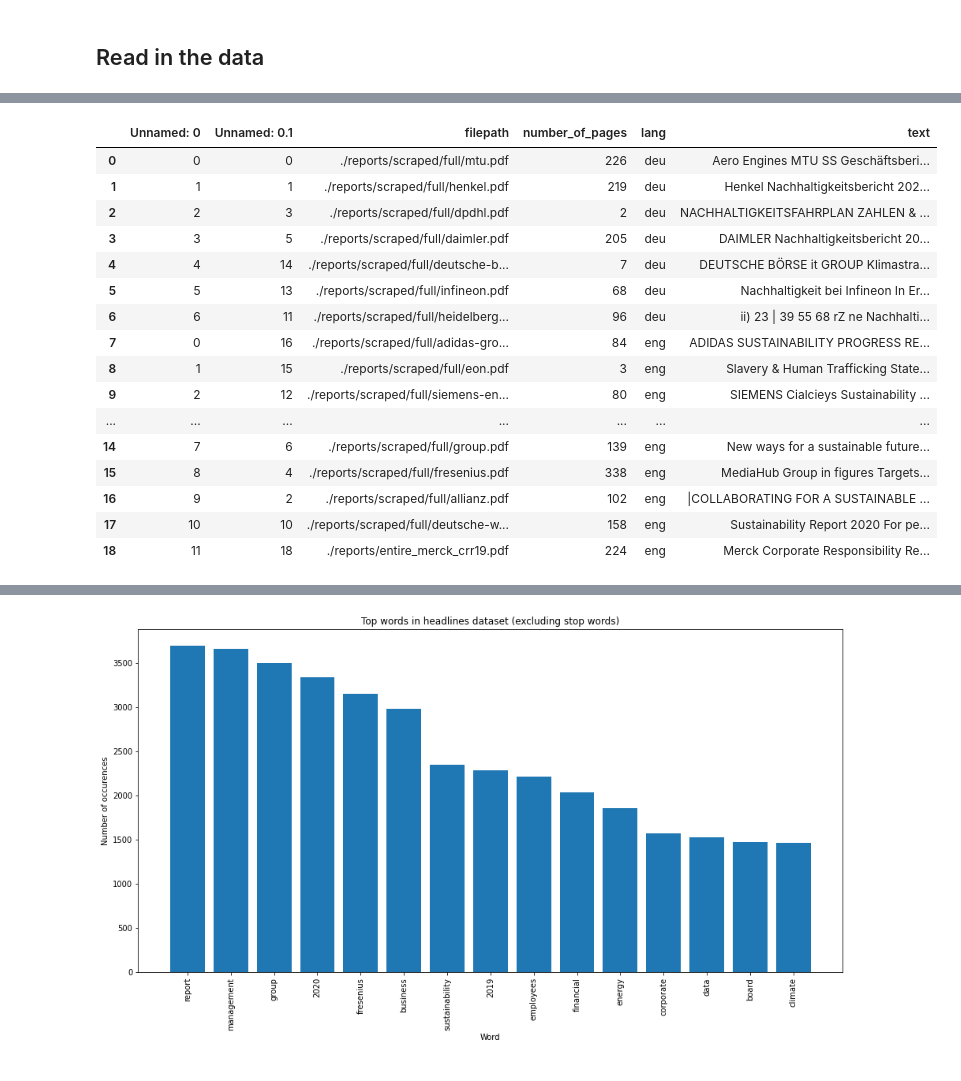
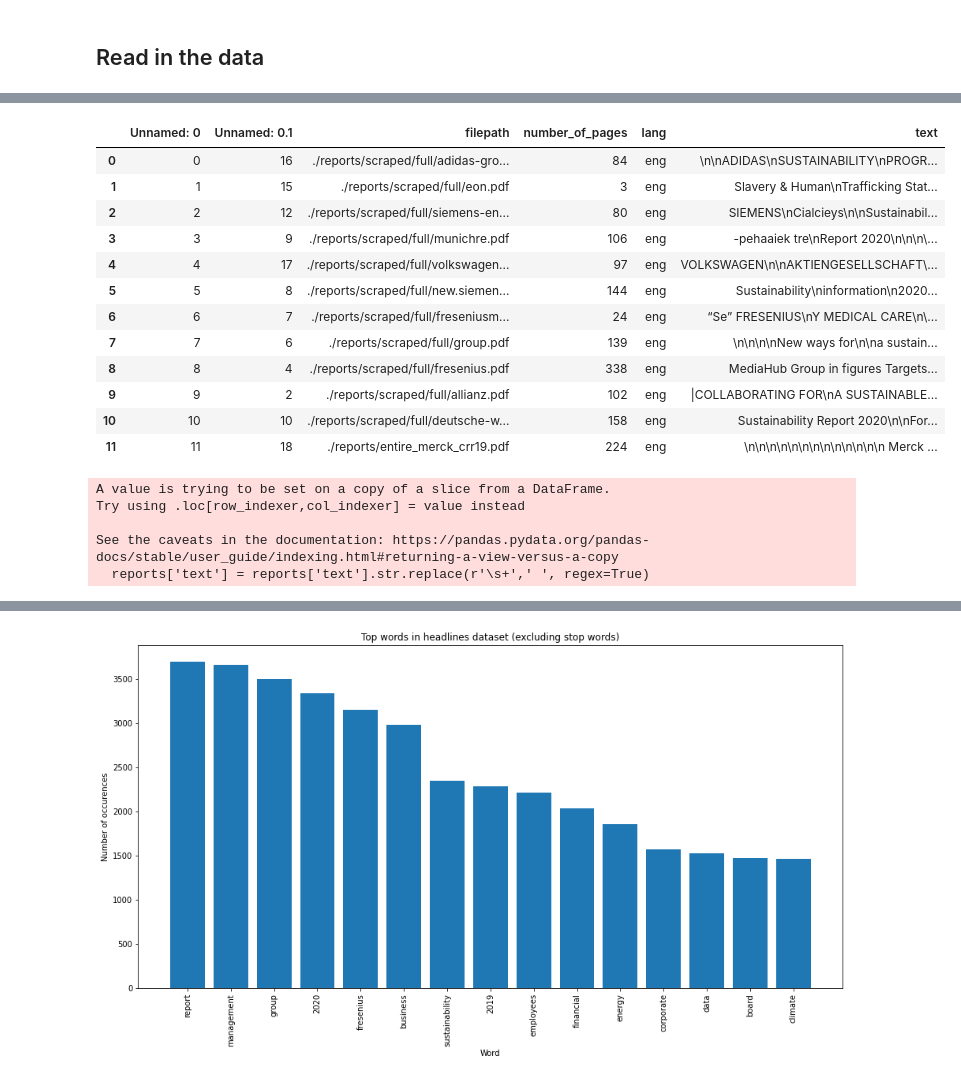
Before and after one commit to FieteO/fuehrung_und_nachhaltigkeit, a Jupyter notebook: lda.ipynb, the cells around one changed output, grey strips where cells are left out. Cells and saved outputs as stored; diff of their text form; code cells hidden in the pictures.

```diff
--- a/lda.ipynb
+++ b/lda.ipynb
@@ -34,22 +60,28 @@ from sklearn.decomposition import TruncatedSVD
+# %%
+# exclude german texts
+reports = reports[reports['lang'] == 'eng']
+reports.reset_index(drop=True, inplace=True)
+reports
+# %% [output]
+|  | Unnamed: 0 | Unnamed: 0.1 | filepath | number_of_pages | lang | text |
+| 0 | 0 | 16 | ./reports/scraped/full/adidas-gro... | 84 | eng | \n\nADIDAS\nSUSTAINABILITY\nPROGR... |
+| 1 | 1 | 15 | ./reports/scraped/full/eon.pdf | 3 | eng | Slavery & Human\nTrafficking Stat... |
+| 2 | 2 | 12 | ./reports/scraped/full/siemens-en... | 80 | eng | SIEMENS\nCialcieys\n\nSustainabil... |
+| 3 | 3 | 9 | ./reports/scraped/full/munichre.pdf | 106 | eng | -pehaaiek tre\nReport 2020\n\n\n\... |
+| 4 | 4 | 17 | ./reports/scraped/full/volkswagen... | 97 | eng | VOLKSWAGEN\n\nAKTIENGESELLSCHAFT\... |
+| 5 | 5 | 8 | ./reports/scraped/full/new.siemen... | 144 | eng | Sustainability\ninformation\n2020... |
+| 6 | 6 | 7 | ./reports/scraped/full/freseniusm... | 24 | eng | “Se” FRESENIUS\nY MEDICAL CARE\n\... |
+| 7 | 7 | 6 | ./reports/scraped/full/group.pdf | 139 | eng | \n\n\n\nNew ways for\n\na sustain... |
+| 8 | 8 | 4 | ./reports/scraped/full/fresenius.pdf | 338 | eng | MediaHub Group in figures Targets... |
+| 9 | 9 | 2 | ./reports/scraped/full/allianz.pdf | 102 | eng | |COLLABORATING FOR\nA SUSTAINABLE... |
+| 10 | 10 | 10 | ./reports/scraped/full/deutsche-w... | 158 | eng | Sustainability Report 2020\n\nFor... |
+| 11 | 11 | 18 | ./reports/entire_merck_crr19.pdf | 224 | eng | \n\n\n\n\n\n\n\n\n\n\n\n\n Merck ... |
 # %%
-reports = pd.read_csv('reports_joined.csv')
+# remove linebreaks
 reports['text'] = reports['text'].str.replace(r'\s+',' ', regex=True)
-reports
 # %% [output]
-|  | Unnamed: 0 | Unnamed: 0.1 | filepath | number_of_pages | lang | text |
-| 0 | 0 | 0 | ./reports/scraped/full/mtu.pdf | 226 | deu | Aero Engines MTU SS Geschäftsberi... |
-| 1 | 1 | 1 | ./reports/scraped/full/henkel.pdf | 219 | deu | Henkel Nachhaltigkeitsbericht 202... |
-| 2 | 2 | 3 | ./reports/scraped/full/dpdhl.pdf | 2 | deu | NACHHALTIGKEITSFAHRPLAN ZAHLEN & ... |
-| 3 | 3 | 5 | ./reports/scraped/full/daimler.pdf | 205 | deu | DAIMLER Nachhaltigkeitsbericht 20... |
-| 4 | 4 | 14 | ./reports/scraped/full/deutsche-b... | 7 | deu | DEUTSCHE BÖRSE it GROUP Klimastra... |
-| 5 | 5 | 13 | ./reports/scraped/full/infineon.pdf | 68 | deu | Nachhaltigkeit bei Infineon In Er... |
-| 6 | 6 | 11 | ./reports/scraped/full/heidelberg... | 96 | deu | ii) 23 | 39 55 68 rZ ne Nachhalti... |
-| 7 | 0 | 16 | ./reports/scraped/full/adidas-gro... | 84 | eng | ADIDAS SUSTAINABILITY PROGRESS RE... |
-| 8 | 1 | 15 | ./reports/scraped/full/eon.pdf | 3 | eng | Slavery & Human Trafficking State... |
-| 9 | 2 | 12 | ./reports/scraped/full/siemens-en... | 80 | eng | SIEMENS Cialcieys Sustainability ... |
-| ... | ... | ... | ... | ... | ... | ... |
-| 14 | 7 | 6 | ./reports/scraped/full/group.pdf | 139 | eng | New ways for a sustainable future... |
-| 15 | 8 | 4 | ./reports/scraped/full/fresenius.pdf | 338 | eng | MediaHub Group in figures Targets... |
-| 16 | 9 | 2 | ./reports/scraped/full/allianz.pdf | 102 | eng | |COLLABORATING FOR A SUSTAINABLE ... |
-| 17 | 10 | 10 | ./reports/scraped/full/deutsche-w... | 158 | eng | Sustainability Report 2020 For pe... |
-| 18 | 11 | 18 | ./reports/entire_merck_crr19.pdf | 224 | eng | Merck Corporate Responsibility Re... |
+A value is trying to be set on a copy of a slice from a DataFrame.
+Try using .loc[row_indexer,col_indexer] = value instead
+
+See the caveats in the documentation: https://pandas.pydata.org/pandas-docs/stable/user_guide/indexing.html#returning-a-view-versus-a-copy
+  reports['text'] = reports['text'].str.replace(r'\s+',' ', regex=True)
```
Also changed, not shown: parts of 9 cells of this notebook, 1 other file.
